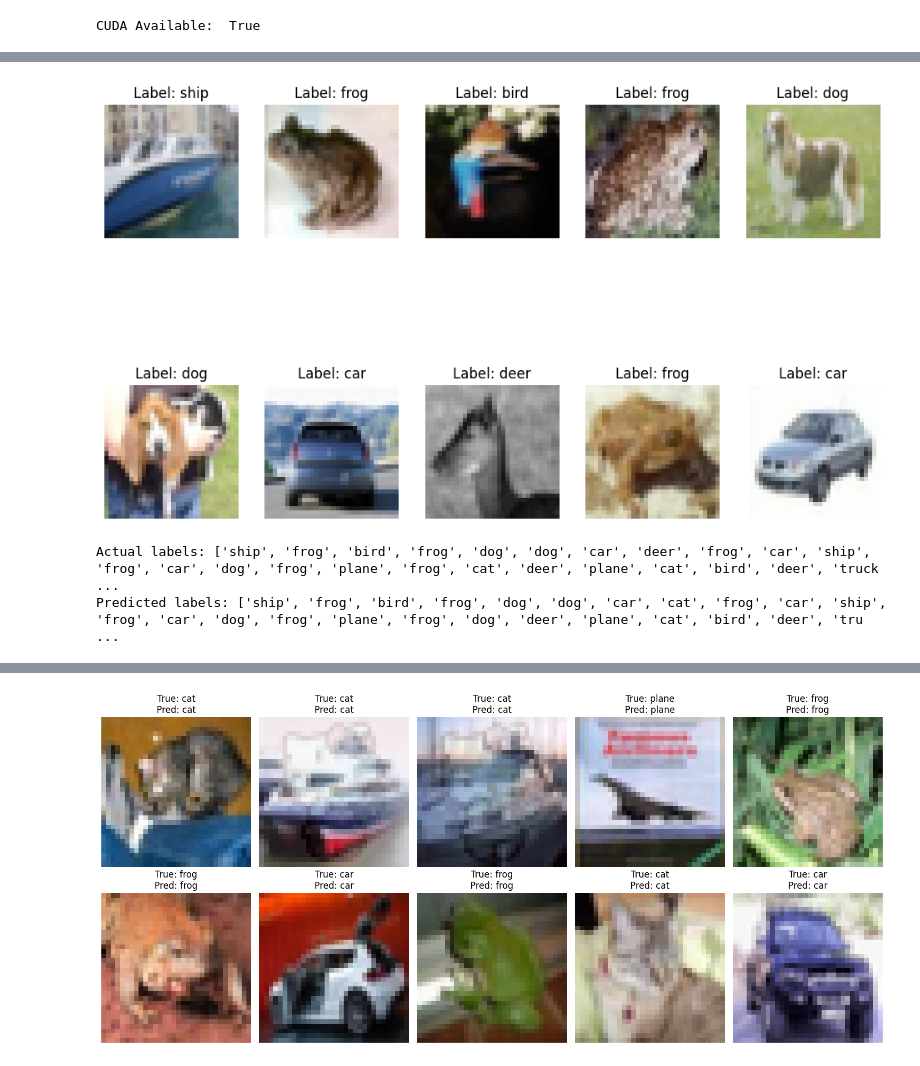
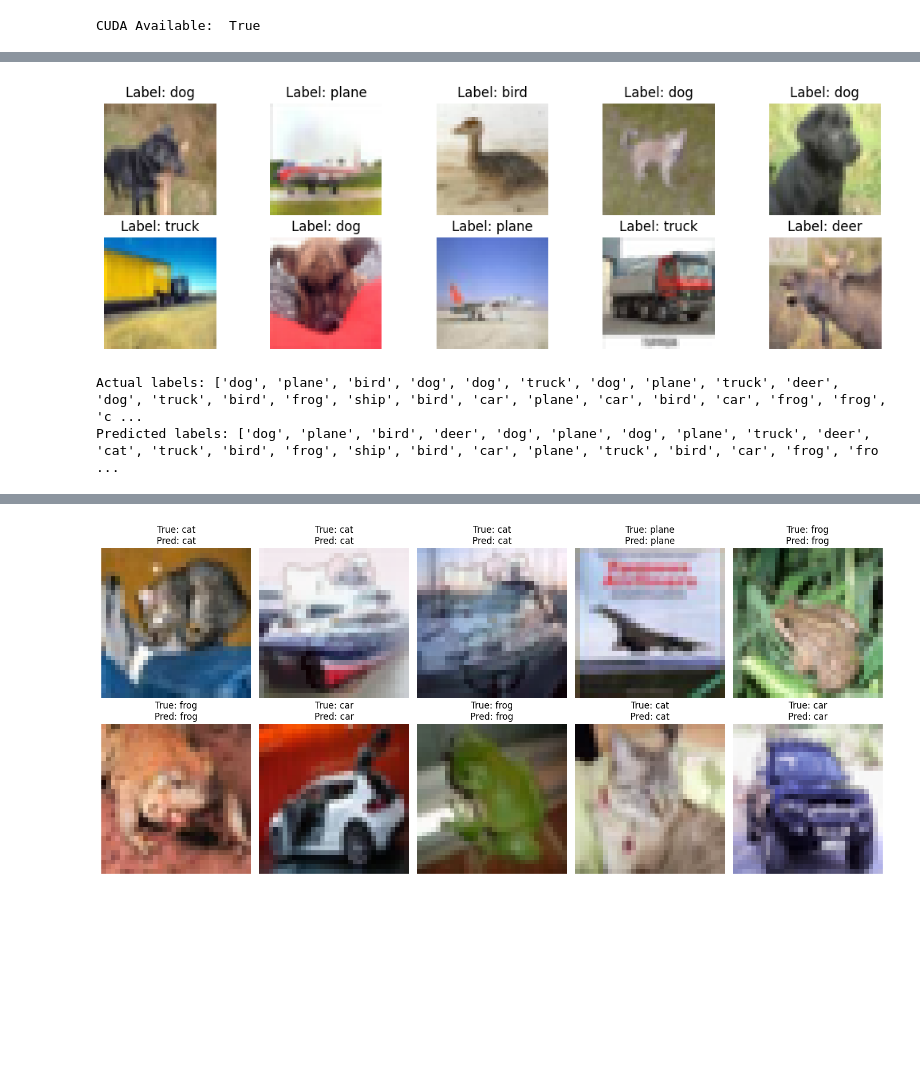
Before and after one commit to tnhi26990/deep_learning, a Jupyter notebook: practice/others/backdoor_blend.ipynb, the cells around one changed output, grey strips where cells are left out. Drawn from its saved outputs; the diff is of its cells as text; code cells hidden in the pictures; blank space fills up the shorter version.

```diff
--- a/practice/others/backdoor_blend.ipynb
+++ b/practice/others/backdoor_blend.ipynb
@@ -58,7 +60,7 @@ def visualize_batch(images,labels):
     imgs = [np.transpose(image, (1, 2, 0)) for image in imgs]
 
     # plot the images in the batch, along with the corresponding labels
-    fig = plt.figure(figsize=(25, 4))
+    fig = plt.figure(figsize=(25, 25))
     for idx in np.arange(4):
         ax = fig.add_subplot(2, 20//2, idx+1, xticks=[], yticks=[])
         ax.imshow(imgs[idx])
@@ -161,7 +163,7 @@ optimizer = torch.optim.SGD(net.parameters(), lr=learning_rate, momentum=momentu
 criterion = torch.nn.CrossEntropyLoss()
 scheduler = torch.optim.lr_scheduler.StepLR(optimizer, step_size=step_size, gamma=gamma)
 # %%
-def train(model, dataloader, criterion, optimizer, scheduler=None, epochs=15, filename=None):
+def train(model, dataloader, criterion, optimizer, scheduler=None, epochs=20, filename=None):
     for epoch in range(epochs):
         print('\n\n[Plain/Epoch] : {}'.format(epoch + 1))
         model.train()
@@ -209,6 +211,6 @@ def train(model, dataloader, criterion, optimizer, scheduler=None, epochs=15, fi
         if filename:
             torch.save(model.state_dict(), f'./{filename}.pth')
 # %%
-train(net,trainloader,criterion,optimizer,scheduler,epochs=15,filename="clean_model")
+train(net,trainloader,criterion,optimizer,scheduler,epochs=20,filename="clean_model")
 # %% [output]
 [Plain/Epoch] : 1
@@ -266,9 +268,9 @@ acc, examples = test(net,testloader)
 # %%
-plt.figure(figsize=(100,100))
+plt.figure(figsize=(15,20))
 cnt=0
 for i in range(len(examples[:10])):
     cnt += 1
-    plt.subplot(len(examples),50,cnt)
+    plt.subplot(10,5,cnt)
     plt.xticks([], [])
     plt.yticks([], [])
     tar,adv,ex = examples[i]
@@ -362,36 +364,36 @@ poisoned_testloader = DataLoader(poisoned_testset, batch_size=batch_size, shuffl
 # %%
 # Load a batch of poisoned images
 dataiter = iter(poisoned_trainloader)
 images, labels = next(dataiter)
 
 # Define a function to visualize the images and their labels
 def visualize_batch(images, labels):
     images = images.to('cpu')
     labels = labels.to('cpu')
-    plt.figure(figsize=(12, 8))
+    plt.figure(figsize=(13, 4))
     for i in range(min(len(images), 10)):  # Show up to 10 images
         plt.subplot(2, 5, i + 1)
         plt.imshow(images[i].permute(1, 2, 0))  # Convert CHW to HWC
         plt.title(f'Label: {classes[labels[i]]}')
         plt.axis('off')
     plt.show()
 
 # Visualize the poisoned images
 visualize_batch(images, labels)
 
 # Predict images using the trained model
 model.eval()  # Set the model to evaluation mode
 with torch.no_grad():
     outputs = model(images.to(device))
     _, predicted = torch.max(outputs, 1)
 
 # Print the actual and predicted labels
 print("Actual labels:", [classes[label] for label in labels])
 print("Predicted labels:", [classes[pred] for pred in predicted])
 # %% [output]
-[figure, old version]
+[figure, new version]
-Actual labels: ['ship', 'frog', 'bird', 'frog', 'dog', 'dog', 'car', 'deer', 'frog', 'car', 'ship', 'frog', 'car', 'dog', 'frog', 'plane', 'frog', 'cat', 'deer', 'plane', 'cat', 'bird', 'deer', 'truck ...
-Predicted labels: ['ship', 'frog', 'bird', 'frog', 'dog', 'dog', 'car', 'cat', 'frog', 'car', 'ship', 'frog', 'car', 'dog', 'frog', 'plane', 'frog', 'dog', 'deer', 'plane', 'cat', 'bird', 'deer', 'tru ...
+Actual labels: ['dog', 'plane', 'bird', 'dog', 'dog', 'truck', 'dog', 'plane', 'truck', 'deer', 'dog', 'truck', 'bird', 'frog', 'ship', 'bird', 'car', 'plane', 'car', 'bird', 'car', 'frog', 'frog', 'c ...
+Predicted labels: ['dog', 'plane', 'bird', 'deer', 'dog', 'plane', 'dog', 'plane', 'truck', 'deer', 'cat', 'truck', 'bird', 'frog', 'ship', 'bird', 'car', 'plane', 'truck', 'bird', 'car', 'frog', 'fro ...
 # %%
 def calculate_accuracy(model, dataloader):
     model.eval()
```
Also changed, not shown: parts of 19 cells of this notebook.
